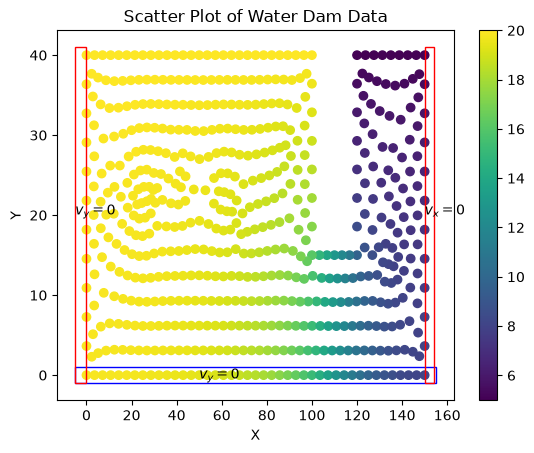
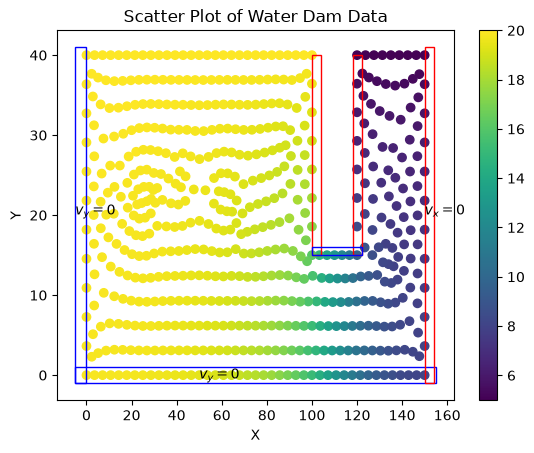
The change to this notebook cell's code, shown as a diff; its figure went from the first image to the second:
--- before
+++ after
@@ -51,4 +51,44 @@
 
 
+rect4 = patches.Rectangle(
+    (100, 15),            # Bottom-left corner coordinate
+    4,                 # Width along X-axis
+    25,                 # Height along Y-axis
+    linewidth=1,       # Border thickness
+    edgecolor='red',   # Border color
+    facecolor='none'   # Makes it hollow
+)
+
+# 3. Add the rectangle to your active axes
+ax.add_patch(rect4)
+
+
+
+rect5 = patches.Rectangle(
+    (118, 15),            # Bottom-left corner coordinate
+    4,                 # Width along X-axis
+    25,                 # Height along Y-axis
+    linewidth=1,       # Border thickness
+    edgecolor='red',   # Border color
+    facecolor='none'   # Makes it hollow
+)
+
+# 3. Add the rectangle to your active axes
+ax.add_patch(rect5)
+
+
+rect6 = patches.Rectangle(
+    (100, 15),            # Bottom-left corner coordinate
+    22,                 # Width along X-axis
+    1,                 # Height along Y-axis
+    linewidth=1,       # Border thickness
+    edgecolor='blue',   # Border color
+    facecolor='none'   # Makes it hollow
+)
+
+# 3. Add the rectangle to your active axes
+ax.add_patch(rect6)
+
+
 
 plt.show()

Commit: fig directory